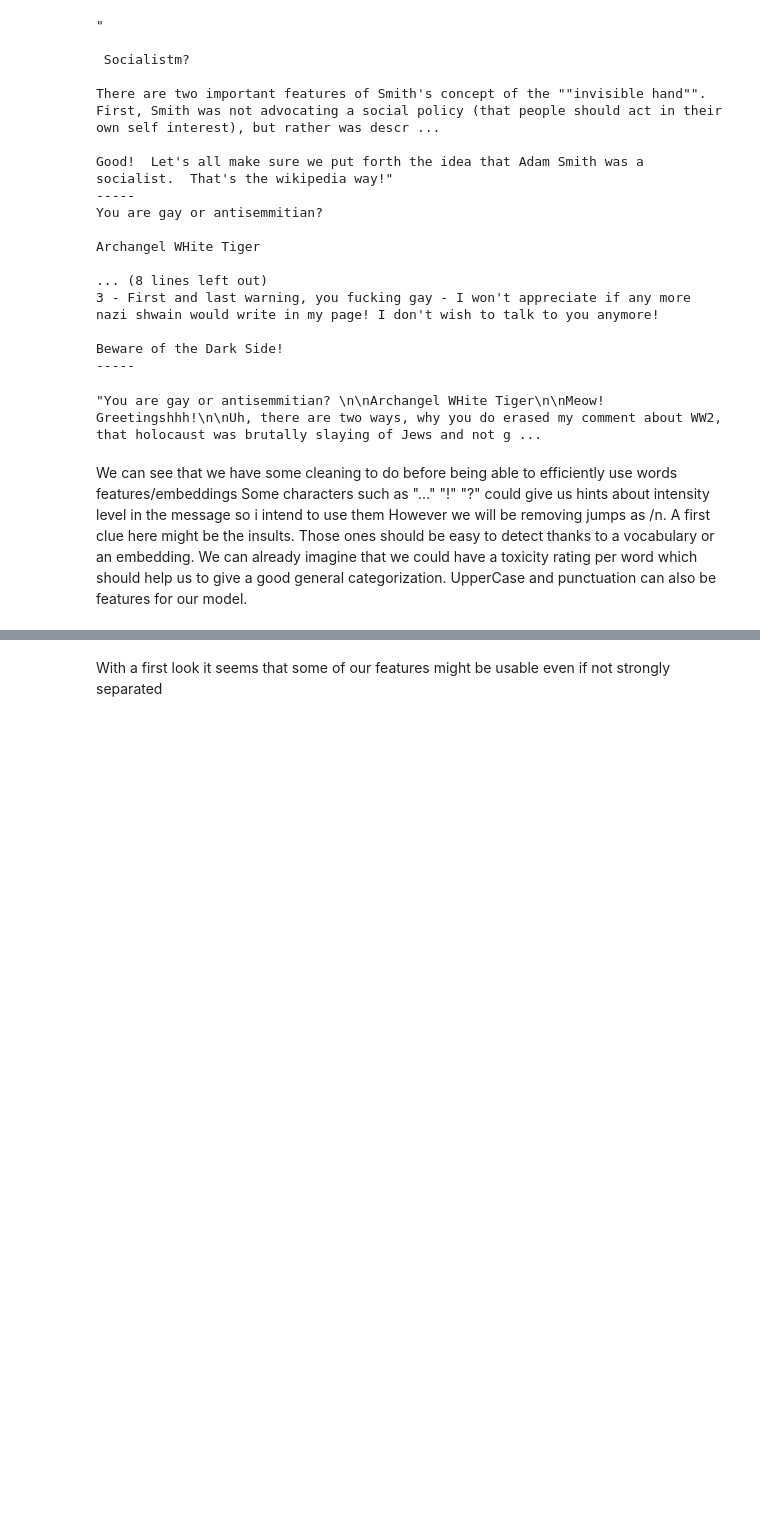
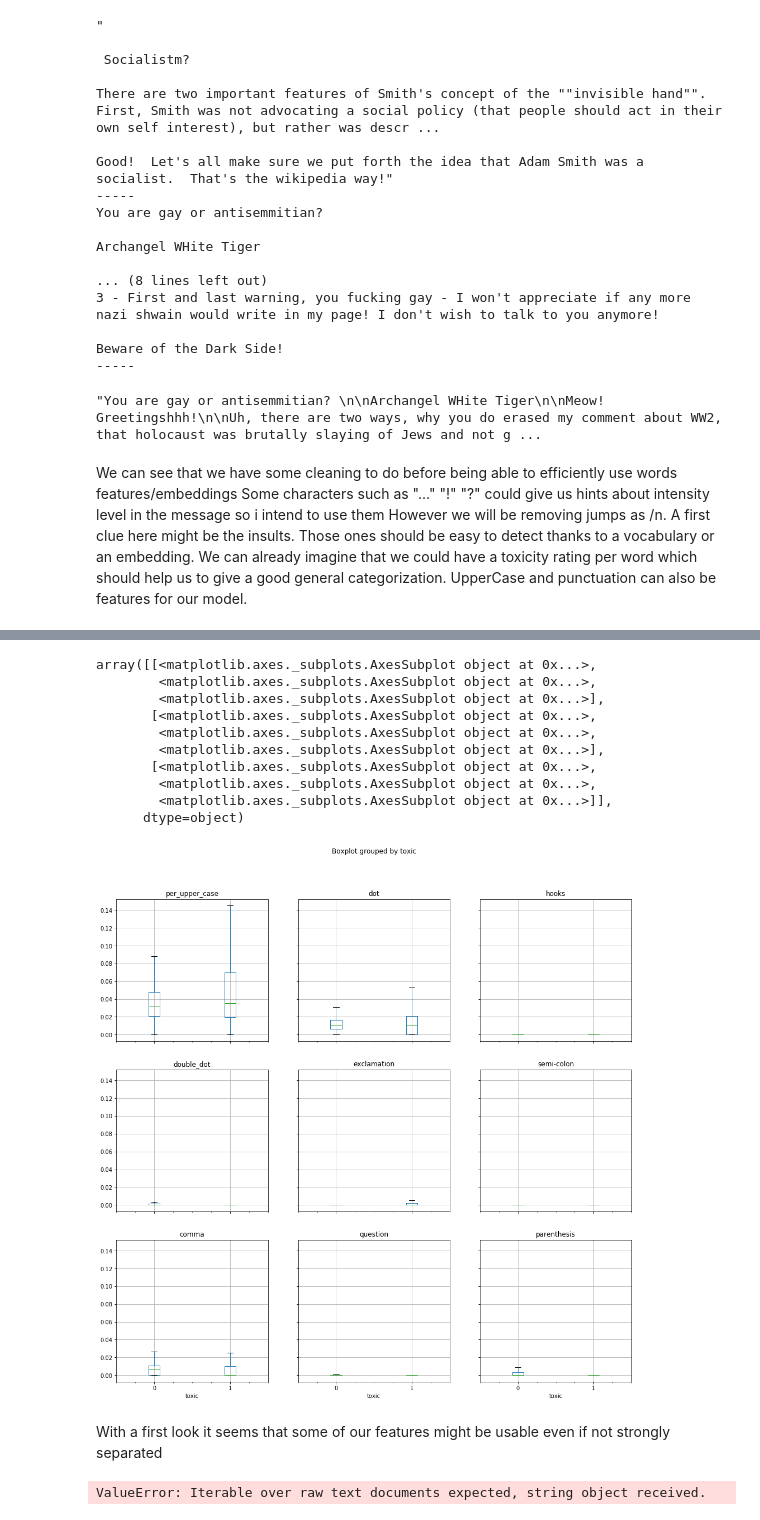
Before and after one commit to JBEven/Kaggle-ToxicComments, a Jupyter notebook: code/Data Analysis.ipynb, the cells around one changed output, grey strips where cells are left out. Drawn from its saved outputs; the diff is of its cells as text; code cells hidden in the pictures; blank space fills up the shorter version.

```diff
--- a/code/Data Analysis.ipynb
+++ b/code/Data Analysis.ipynb
@@ -142,23 +142,23 @@ A first clue here might be the insults. Those ones should be easy to detect than
 # Before any feature extraction we are going to do some cleaning while keeping some usable features
 
 # Counting chars
-inputs['nb_char'] = inputs['comment_text'].map(lambda x:len(x))
+inputs.loc[:,'nb_char'] = inputs['comment_text'].map(lambda x:len(x))
 
 # nb of words
-inputs['nb_word'] = inputs['comment_text'].map(lambda x:len(re.findall(r'\w+', x)))
+inputs.loc[:,'nb_word'] = inputs['comment_text'].map(lambda x:len(re.findall(r'\w+', x)))
 
 # Counting % of UpperCase
-inputs['per_upper_case'] = inputs['comment_text'].map(lambda x:sum(1 for c in x if c.isupper())/len(x))
+inputs.loc[:,'per_upper_case'] = inputs['comment_text'].map(lambda x:sum(1 for c in x if c.isupper())/len(x))
 
 # Counting punctuations such as . ! ; , ? ) or (
-inputs['dot'] = inputs['comment_text'].map(lambda x:x.count('.')/len(x))
-inputs['exclamation'] = inputs['comment_text'].map(lambda x:x.count('!')/len(x))
-inputs['semi-colon'] = inputs['comment_text'].map(lambda x:x.count(';')/len(x))
-inputs['comma'] = inputs['comment_text'].map(lambda x:x.count(',')/len(x))
-inputs['question'] = inputs['comment_text'].map(lambda x:x.count('?')/len(x))
-inputs['double_dot'] = inputs['comment_text'].map(lambda x:x.count(':')/len(x))
-inputs['parenthesis'] = inputs['comment_text'].map(lambda x:(x.count(')')+x.count('('))/len(x))
-inputs['hooks'] = inputs['comment_text'].map(lambda x:(x.count(']')+x.count('['))/len(x))
+inputs.loc[:,'dot'] = inputs['comment_text'].map(lambda x:x.count('.')/len(x))
+inputs.loc[:,'exclamation'] = inputs['comment_text'].map(lambda x:x.count('!')/len(x))
+inputs.loc[:,'semi-colon'] = inputs['comment_text'].map(lambda x:x.count(';')/len(x))
+inputs.loc[:,'comma'] = inputs['comment_text'].map(lambda x:x.count(',')/len(x))
+inputs.loc[:,'question'] = inputs['comment_text'].map(lambda x:x.count('?')/len(x))
+inputs.loc[:,'double_dot'] = inputs['comment_text'].map(lambda x:x.count(':')/len(x))
+inputs.loc[:,'parenthesis'] = inputs['comment_text'].map(lambda x:(x.count(')')+x.count('('))/len(x))
+inputs.loc[:,'hooks'] = inputs['comment_text'].map(lambda x:(x.count(']')+x.count('['))/len(x))
 
 extra_features_list=['nb_char','nb_word','dot','exclamation','semi-colon','comma','question','double_dot','parenthesis','hooks']
 # Cleaning special characters, lowering cases, punctuation and stopwords are dealt with sklearn
@@ -189,8 +211,20 @@ inputs.loc[train['toxic']==0].describe()
 | max | 5000.000000 | 1250.000000 | 0.962963 | 0.873874 | 0.917197 | 0.129353 | 0.268657 | 0.598131 | 0.394737 | ... |
 # %%
 #Let's take a look at the boxplot representation with the simples features we gathered for the toxic category comparison
-dfBPl = pd.concat([inputs,train[rating_columns[0]]],axis=1)
+dfBPl = pd.concat([inputs,train[rating_columns[1]]],axis=1)
 dfBPl.boxplot(showfliers=False,by='toxic',column=['per_upper_case','dot','hooks','double_dot','exclamation','semi-colon','comma','question','parenthesis'],figsize=[16,16])
+# %% [output]
+array([[<matplotlib.axes._subplots.AxesSubplot object at 0x...>,
+        <matplotlib.axes._subplots.AxesSubplot object at 0x...>,
+        <matplotlib.axes._subplots.AxesSubplot object at 0x...>],
+       [<matplotlib.axes._subplots.AxesSubplot object at 0x...>,
+        <matplotlib.axes._subplots.AxesSubplot object at 0x...>,
+        <matplotlib.axes._subplots.AxesSubplot object at 0x...>],
+       [<matplotlib.axes._subplots.AxesSubplot object at 0x...>,
+        <matplotlib.axes._subplots.AxesSubplot object at 0x...>,
+        <matplotlib.axes._subplots.AxesSubplot object at 0x...>]],
+      dtype=object)
+[figure, added]
 # %% [markdown]
 With a first look it seems that some of our features might be usable even if not strongly separated
 # %%
@@ -214,6 +248,10 @@ count_char_train = count_char_vect.fit_transform(inputs['comment_text'])
 #tf-idf
 tfidf_char_transformer = TfidfTransformer()
 tfidf_char_train = tfidf_transformer.fit_transform(count_char_train)
+# %%
+count_char_vect.transform(inputs['comment_text'])
+# %% [output]
+ValueError: Iterable over raw text documents expected, string object received.
 # %%
 # We can use SVD (/LSA) to visualize if the toxicity is well separated with tfidf for words or chars
 from sklearn import decomposition
```
Also changed, not shown: parts of 7 cells of this notebook, 2 other files.
